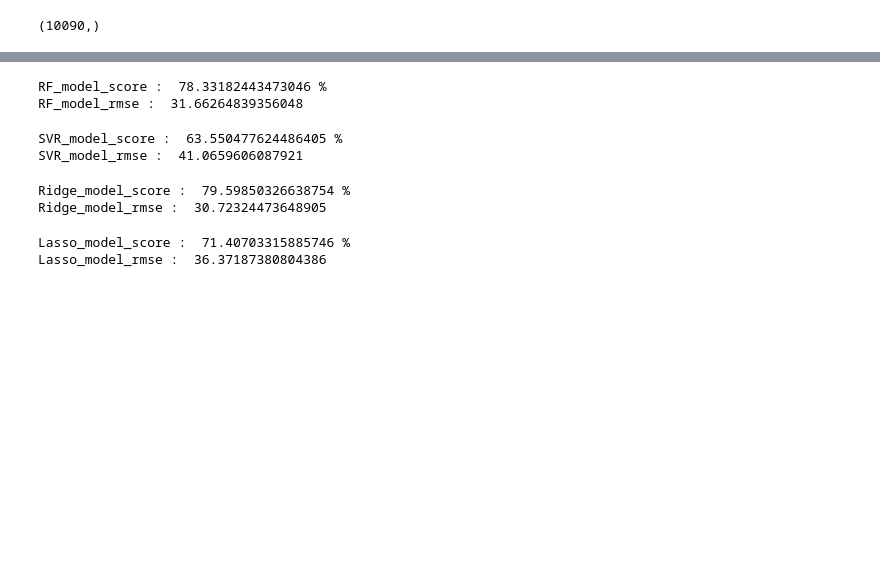
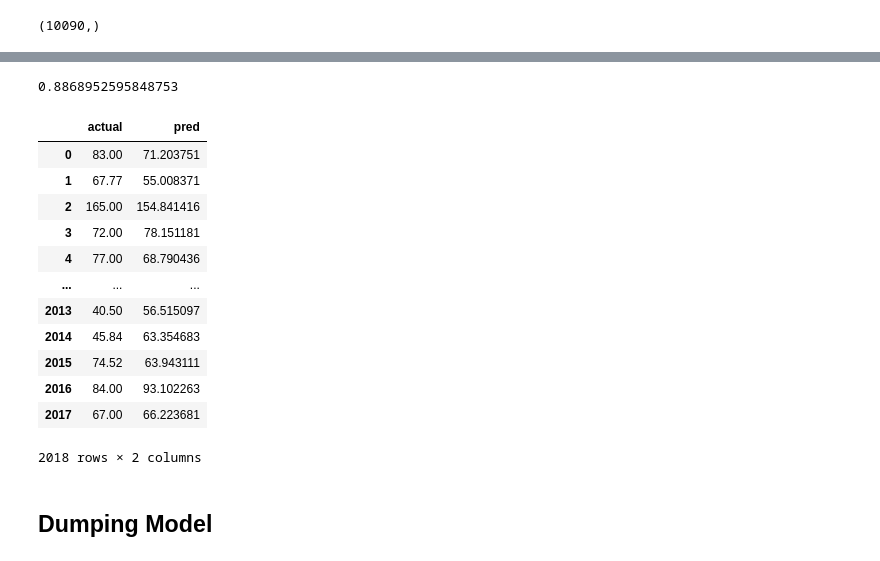
Before and after one commit to paramshah31/housePricePrediction, a Jupyter notebook: Code/experiment.ipynb, the cells around one changed output, grey strips where cells are left out. Saved outputs shown, nothing was run; the diff lists cells and outputs as text; code cells hidden in the pictures; blank space fills up the shorter version.

```diff
--- a/Code/experiment.ipynb
+++ b/Code/experiment.ipynb
@@ -944,0 +817,3 @@ Name: bathroom, dtype: int64
+# %%
+ohe = OneHotEncoder()
+ohe.fit(X[['location']])
@@ -944,0 +842,2 @@ Name: bathroom, dtype: int64
+# %%
+column_trans = make_column_transformer((OneHotEncoder(categories=ohe.categories_), ['location']), remainder='passthrough')
@@ -989,40 +895,34 @@ DT_model_rmse :  37.55176089374805
-# %%
-RF_model.fit(X_train, Y_train)
-RF_model_score = RF_model.score(X_test, Y_test)
-RF_model_rmse = rmse_score(Y_test, RF_model.predict(X_test))
-
-print("RF_model_score : ", RF_model_score*100, "%")
-print("RF_model_rmse : ", RF_model_rmse)
-# %% [output]
-RF_model_score :  78.33182443473046 %
-RF_model_rmse :  31.66264839356048
-# %%
-SVR_model.fit(X_train, Y_train)
-SVR_model_score = SVR_model.score(X_test, Y_test)
-SVR_model_rmse = rmse_score(Y_test, SVR_model.predict(X_test))
-
-print("SVR_model_score : ", SVR_model_score*100, "%")
-print("SVR_model_rmse : ", SVR_model_rmse)
-# %% [output]
-SVR_model_score :  63.550477624486405 %
-SVR_model_rmse :  41.0659606087921
-# %%
-Ridge_model.fit(X_train, Y_train)
-Ridge_model_score = Ridge_model.score(X_test, Y_test)
-Ridge_model_rmse = rmse_score(Y_test, Ridge_model.predict(X_test))
-
-print("Ridge_model_score : ", Ridge_model_score*100, "%")
-print("Ridge_model_rmse : ", Ridge_model_rmse)
-# %% [output]
-Ridge_model_score :  79.59850326638754 %
-Ridge_model_rmse :  30.72324473648905
-# %%
-Lasso_model.fit(X_train, Y_train)
-Lasso_model_score = Lasso_model.score(X_test, Y_test)
-Lasso_model_rmse = rmse_score(Y_test, Lasso_model.predict(X_test))
-
-print("Lasso_model_score : ", Lasso_model_score*100, "%")
-print("Lasso_model_rmse : ", Lasso_model_rmse)
-# %% [output]
-Lasso_model_score :  71.40703315885746 %
-Lasso_model_rmse :  36.37187380804386
+# %%
+X_train, X_test, Y_train, Y_test = train_test_split(X, Y, test_size=0.2, random_state=292)
+
+final_LR_model = LinearRegression()
+pipe = make_pipeline(column_trans, final_LR_model)
+pipe.fit(X_train, Y_train)
+
+Y_pred = pipe.predict(X_test)
+r2_score(Y_test, Y_pred)
+# %% [output]
+0.8868952595848753
+# %%
+df_output = pd.DataFrame({
+    "actual" : Y_test.tolist(),
+    "pred" : Y_pred.tolist()
+})
+
+df_output
+# %% [output]
+|  | actual | pred |
+| 0 | 83.00 | 71.203751 |
+| 1 | 67.77 | 55.008371 |
+| 2 | 165.00 | 154.841416 |
+| 3 | 72.00 | 78.151181 |
+| 4 | 77.00 | 68.790436 |
+| ... | ... | ... |
+| 2013 | 40.50 | 56.515097 |
+| 2014 | 45.84 | 63.354683 |
+| 2015 | 74.52 | 63.943111 |
+| 2016 | 84.00 | 93.102263 |
+| 2017 | 67.00 | 66.223681 |
+2018 rows × 2 columns
+# %% [markdown]
+## Dumping Model
```
Also changed, not shown: parts of 44 cells of this notebook, 11 other files.
